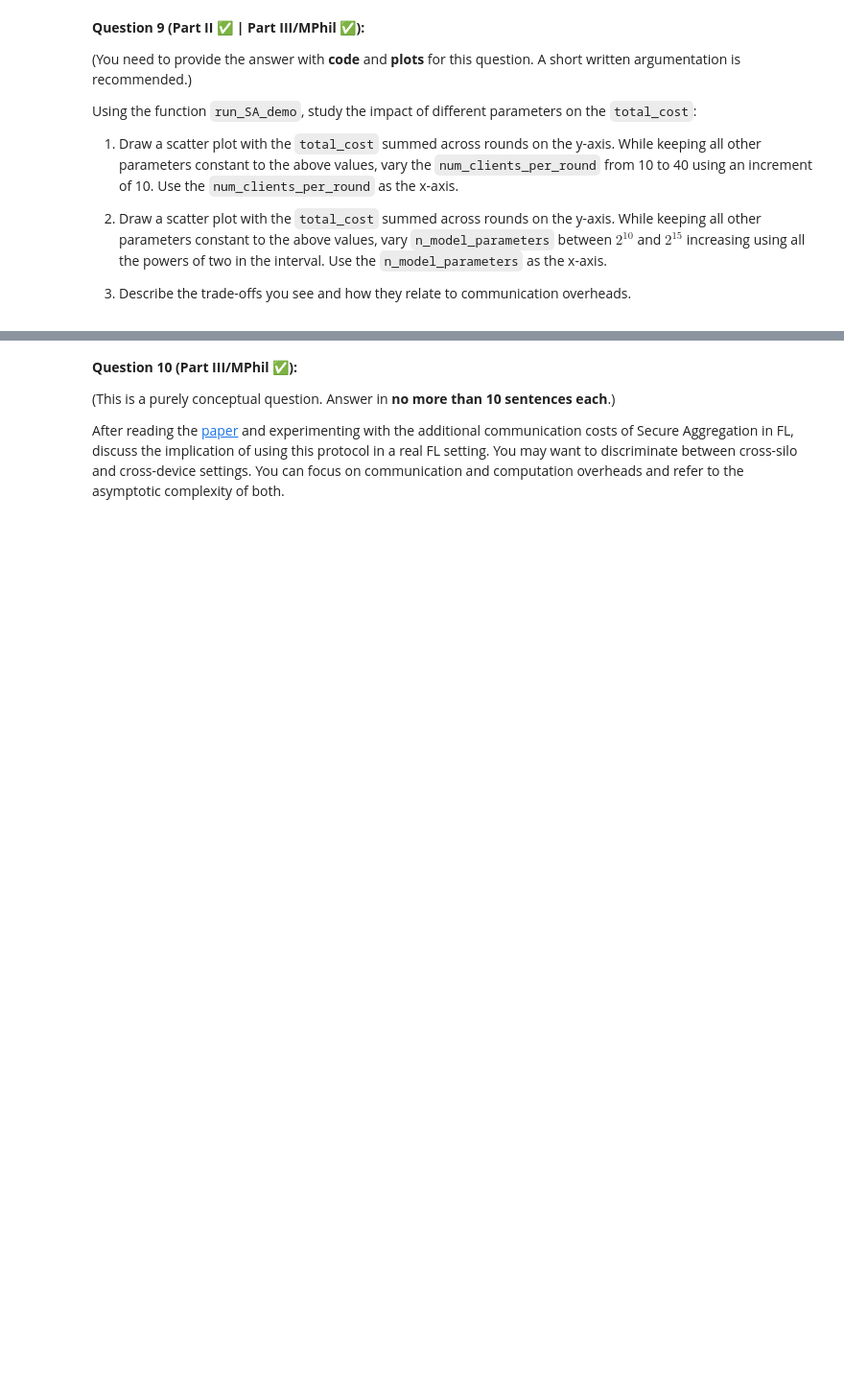
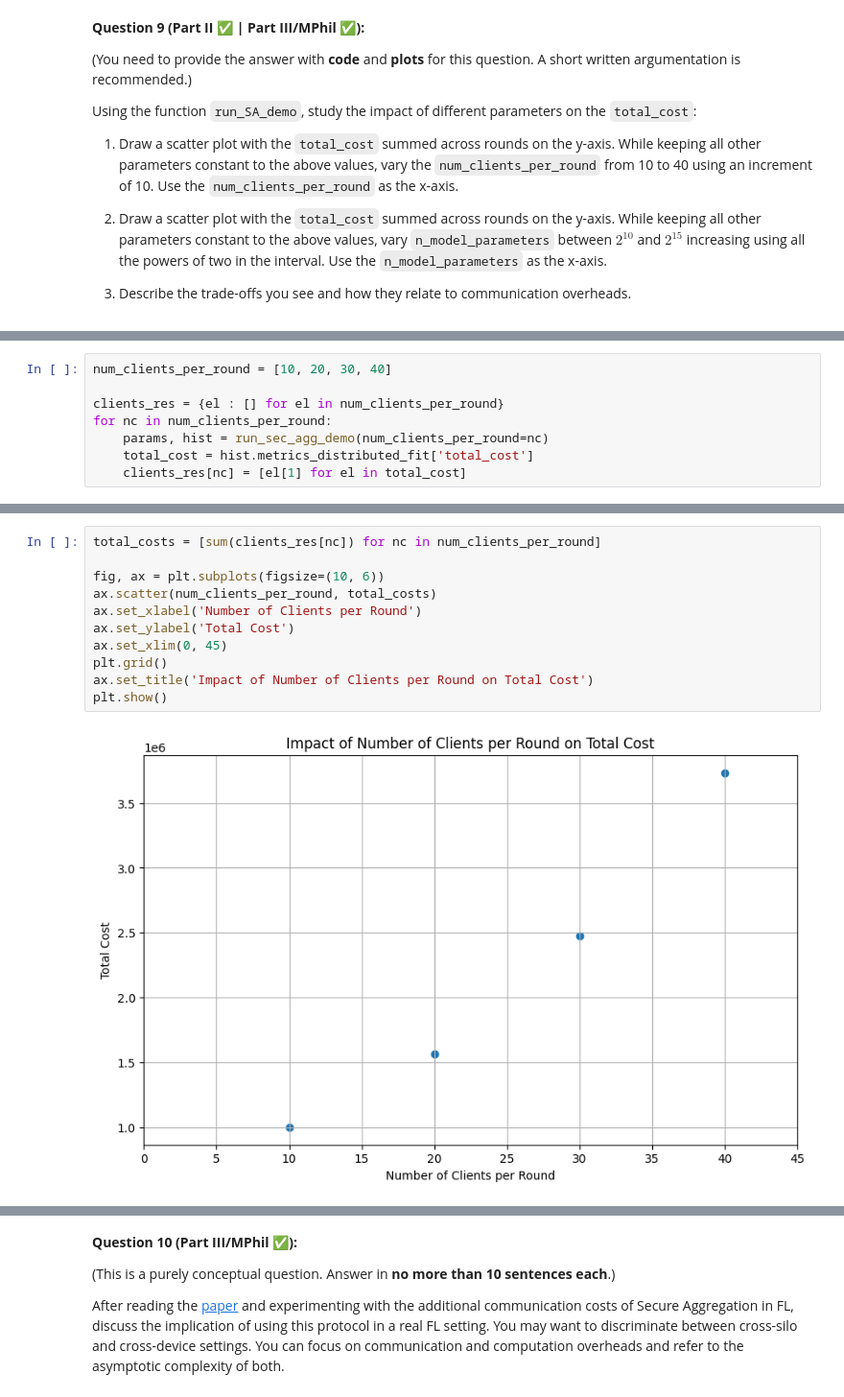
Before and after one commit to ppadjin/L361-Federated-Learning, a Jupyter notebook: labs/L361_2025_Lab_3_Privacy_And_Security_Part_2.ipynb, the cells around one changed output, grey strips where cells are left out. Shown at 96% size. Saved outputs shown, nothing was run; the diff lists cells and outputs as text; blank space fills up the shorter version.

```diff
--- a/labs/L361_2025_Lab_3_Privacy_And_Security_Part_2.ipynb
+++ b/labs/L361_2025_Lab_3_Privacy_And_Security_Part_2.ipynb
@@ -240,0 +257,8 @@ Using the function `run_SA_demo`, study the impact of different parameters on th
+# %%
+num_clients_per_round = [10, 20, 30, 40]
+
+clients_res = {el : [] for el in num_clients_per_round}
+for nc in num_clients_per_round:
+    params, hist = run_sec_agg_demo(num_clients_per_round=nc)
+    total_cost = hist.metrics_distributed_fit['total_cost']
+    clients_res[nc] = [el[1] for el in total_cost]
@@ -240,0 +283,13 @@ Using the function `run_SA_demo`, study the impact of different parameters on th
+# %%
+total_costs = [sum(clients_res[nc]) for nc in num_clients_per_round]
+
+fig, ax = plt.subplots(figsize=(10, 6))
+ax.scatter(num_clients_per_round, total_costs)
+ax.set_xlabel('Number of Clients per Round')
+ax.set_ylabel('Total Cost')
+ax.set_xlim(0, 45)
+plt.grid()
+ax.set_title('Impact of Number of Clients per Round on Total Cost')
+plt.show()
+# %% [output]
+[figure, added]
```
Also changed, not shown: parts of 10 cells of this notebook.
